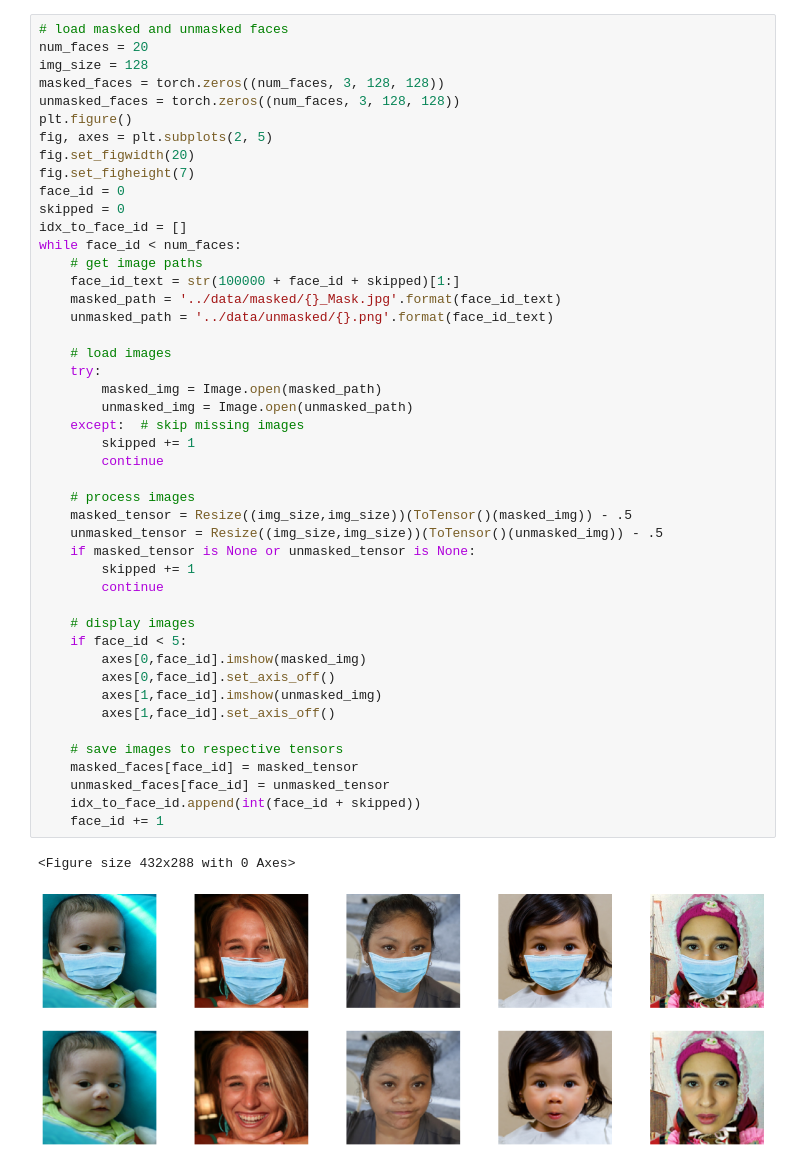
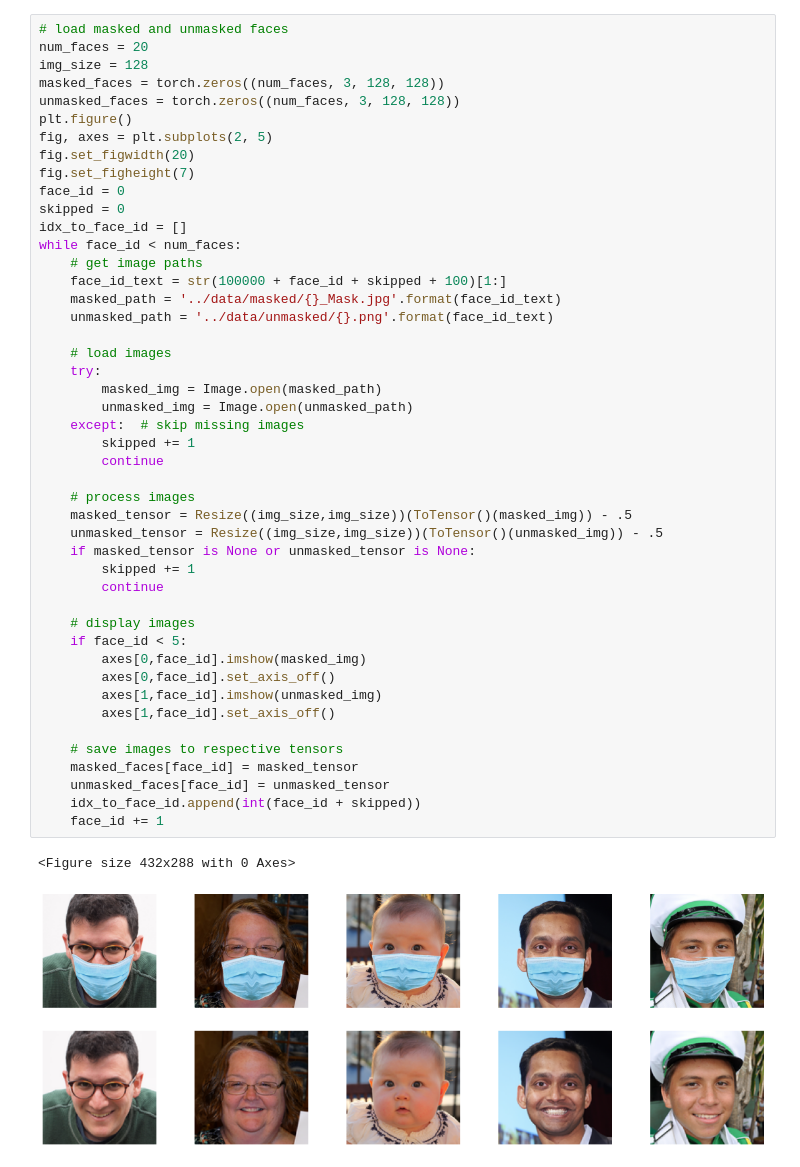
Before and after one commit to alexajm/gan-facemask-design, a Jupyter notebook: code/main.ipynb, the cells around one changed output. Cells and saved outputs as stored; diff of their text form.

```diff
--- a/code/main.ipynb
+++ b/code/main.ipynb
@@ -26,39 +30,39 @@ skipped = 0
 idx_to_face_id = []
 while face_id < num_faces:
     # get image paths
-    face_id_text = str(100000 + face_id + skipped)[1:]
+    face_id_text = str(100000 + face_id + skipped + 100)[1:]
     masked_path = '../data/masked/{}_Mask.jpg'.format(face_id_text)
     unmasked_path = '../data/unmasked/{}.png'.format(face_id_text)
 
     # load images
     try:
         masked_img = Image.open(masked_path)
         unmasked_img = Image.open(unmasked_path)
     except:  # skip missing images
         skipped += 1
         continue
 
     # process images
     masked_tensor = Resize((img_size,img_size))(ToTensor()(masked_img)) - .5
     unmasked_tensor = Resize((img_size,img_size))(ToTensor()(unmasked_img)) - .5
     if masked_tensor is None or unmasked_tensor is None:
         skipped += 1
         continue
 
     # display images
     if face_id < 5:
         axes[0,face_id].imshow(masked_img)
         axes[0,face_id].set_axis_off()
         axes[1,face_id].imshow(unmasked_img)
         axes[1,face_id].set_axis_off()
 
     # save images to respective tensors
     masked_faces[face_id] = masked_tensor
     unmasked_faces[face_id] = unmasked_tensor
     idx_to_face_id.append(int(face_id + skipped))
     face_id += 1
 # %% [output]
 <Figure size 432x288 with 0 Axes>
-[figure, old version]
+[figure, new version]
 # %%
 # instantiate GAN
```
Also changed, not shown: parts of 5 cells of this notebook, 3 other files.
